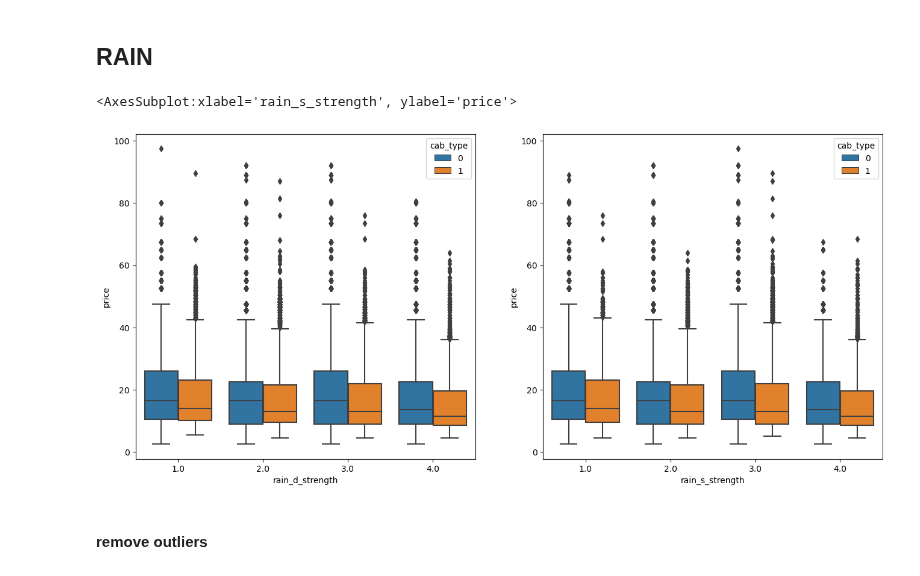
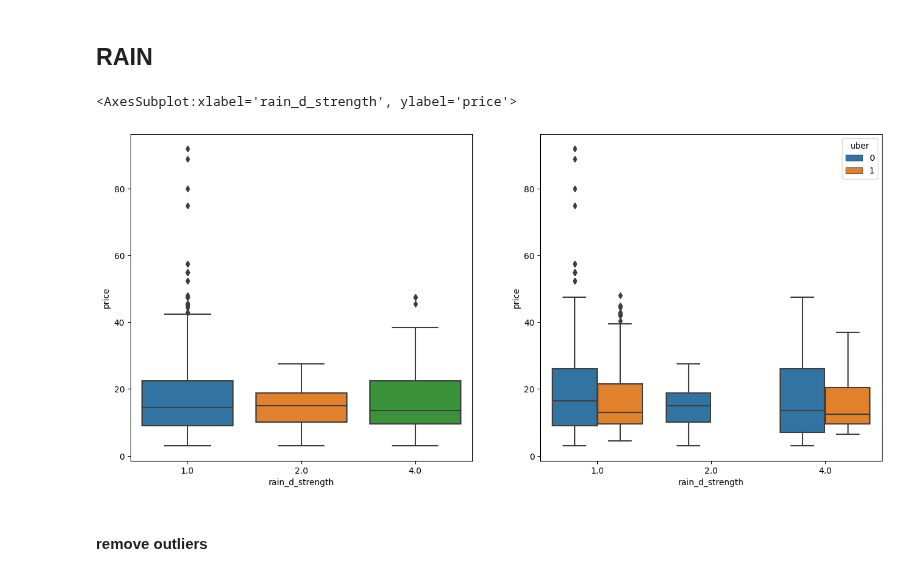
Before and after one commit to cndywu/TheYelpers, a Jupyter notebook: Cindy_EDA.ipynb, the cells around one changed output. Cells and saved outputs as stored; diff of their text form; code cells hidden in the pictures.

Commit message:
Updated EDA with new data
Updated EDA with new data

```diff
--- a/Cindy_EDA.ipynb
+++ b/Cindy_EDA.ipynb
@@ -38,8 +36,2 @@ train.loc[train['wind_destination'] >= wd75, 'wind_d_strength'] = 4
-# %%
-# wind source
-train.loc[train['wind_source'] < ws25, 'wind_s_strength'] = 1
-train.loc[((train['wind_source'] < ws50) & (train['wind_source'] >= ws25)), 'wind_s_strength'] = 2
-train.loc[((train['wind_source'] < ws75) & (train['wind_source'] >= ws50)), 'wind_s_strength'] = 3
-train.loc[train['wind_source'] >= ws75, 'wind_s_strength'] = 4
 # %%
 fig, ax =plt.subplots(1,2, figsize=(16, 7))
@@ -53,27 +45,21 @@ sns.boxplot(ax=ax[1], data = train, x = 'wind_s_strength', y = 'price', hue = 'c
 # %% [markdown]
 ## RAIN
 # %%
-rd25, rd50, rd75 = train['rain_destination'].quantile([0.25, 0.5, 0.75])
-rs25, rs50, rs75 = train['rain_source'].quantile([0.25, 0.5, 0.75])
+rd25, rd50, rd75 = train['rain'].quantile([0.25, 0.5, 0.75])
+rs25, rs50, rs75 = train['rain'].quantile([0.25, 0.5, 0.75])
 # %%
 # rain destination
-train.loc[train['rain_destination'] < rd25, 'rain_d_strength'] = 1
-train.loc[((train['rain_destination'] < rd50) & (train['rain_destination'] >= rd25)), 'rain_d_strength'] = 2
-train.loc[((train['rain_destination'] < rd75) & (train['rain_destination'] >= rd50)), 'rain_d_strength'] = 3
-train.loc[train['rain_destination'] >= rd75, 'rain_d_strength'] = 4
+train.loc[train['rain'] < rd25, 'rain_d_strength'] = 1
+train.loc[((train['rain'] < rd50) & (train['rain'] >= rd25)), 'rain_d_strength'] = 2
+train.loc[((train['rain'] < rd75) & (train['rain'] >= rd50)), 'rain_d_strength'] = 3
+train.loc[train['rain'] >= rd75, 'rain_d_strength'] = 4
-# %%
-# rain source
-train.loc[train['rain_source'] < rs25, 'rain_s_strength'] = 1
-train.loc[((train['rain_source'] < rs50) & (train['rain_source'] >= rs25)), 'rain_s_strength'] = 2
-train.loc[((train['rain_source'] < rs75) & (train['rain_source'] >= rs50)), 'rain_s_strength'] = 3
-train.loc[train['rain_source'] >= rs75, 'rain_s_strength'] = 4
 # %%
 fig, ax =plt.subplots(1,2, figsize=(16, 7))
-sns.boxplot(ax = ax[0], data = train, x = 'rain_d_strength', y = 'price', hue = 'cab_type')
-sns.boxplot(ax = ax[1], data = train, x = 'rain_s_strength', y = 'price', hue = 'cab_type')
+sns.boxplot(ax = ax[0], data = train, x = 'rain_d_strength', y = 'price')
+sns.boxplot(ax = ax[1], data = train, x = 'rain_d_strength', y = 'price', hue = 'uber')
 # %% [output]
-<AxesSubplot:xlabel='rain_s_strength', ylabel='price'>
+<AxesSubplot:xlabel='rain_d_strength', ylabel='price'>
-[figure, old version]
+[figure, new version]
 # %% [markdown]
 #### remove outliers
 # %%
```
Also changed, not shown: parts of 17 cells of this notebook.
